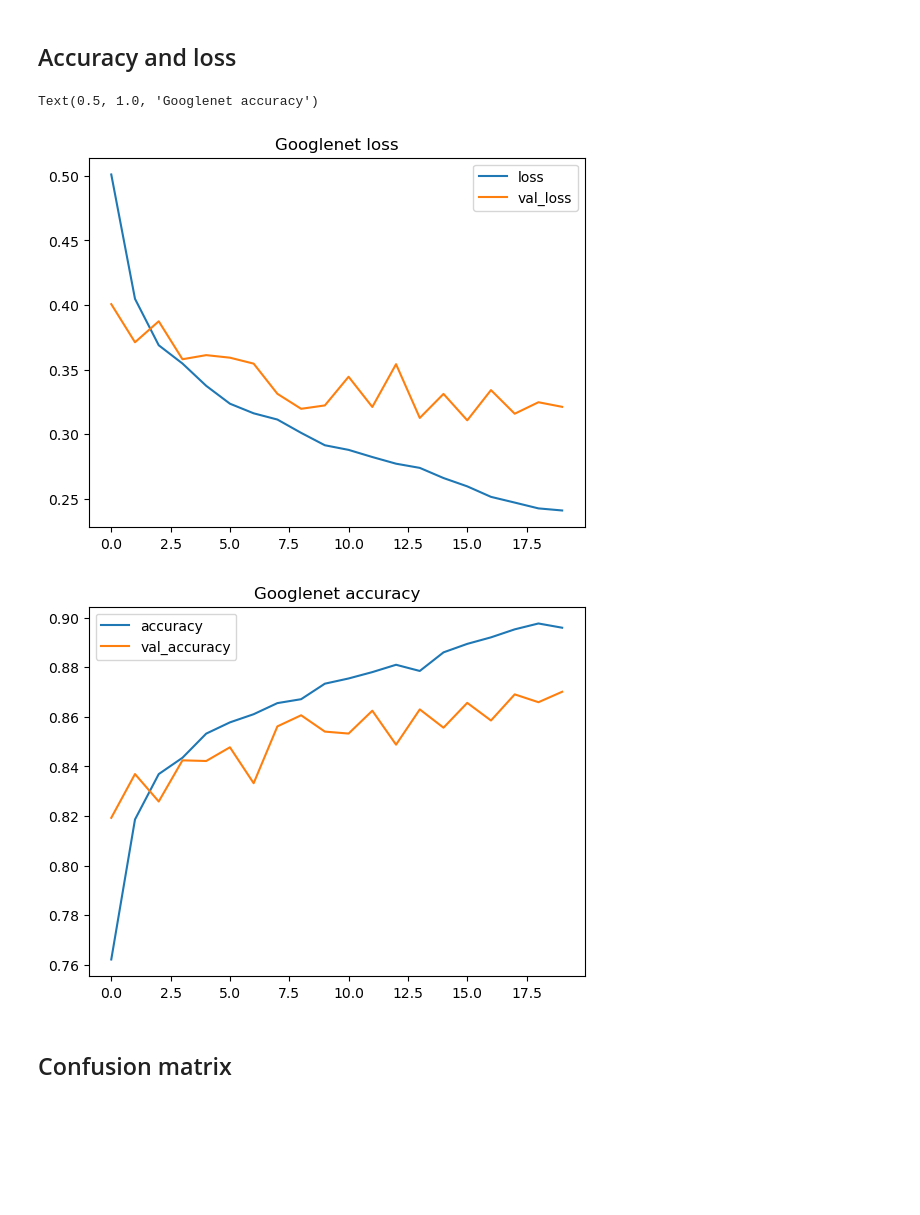
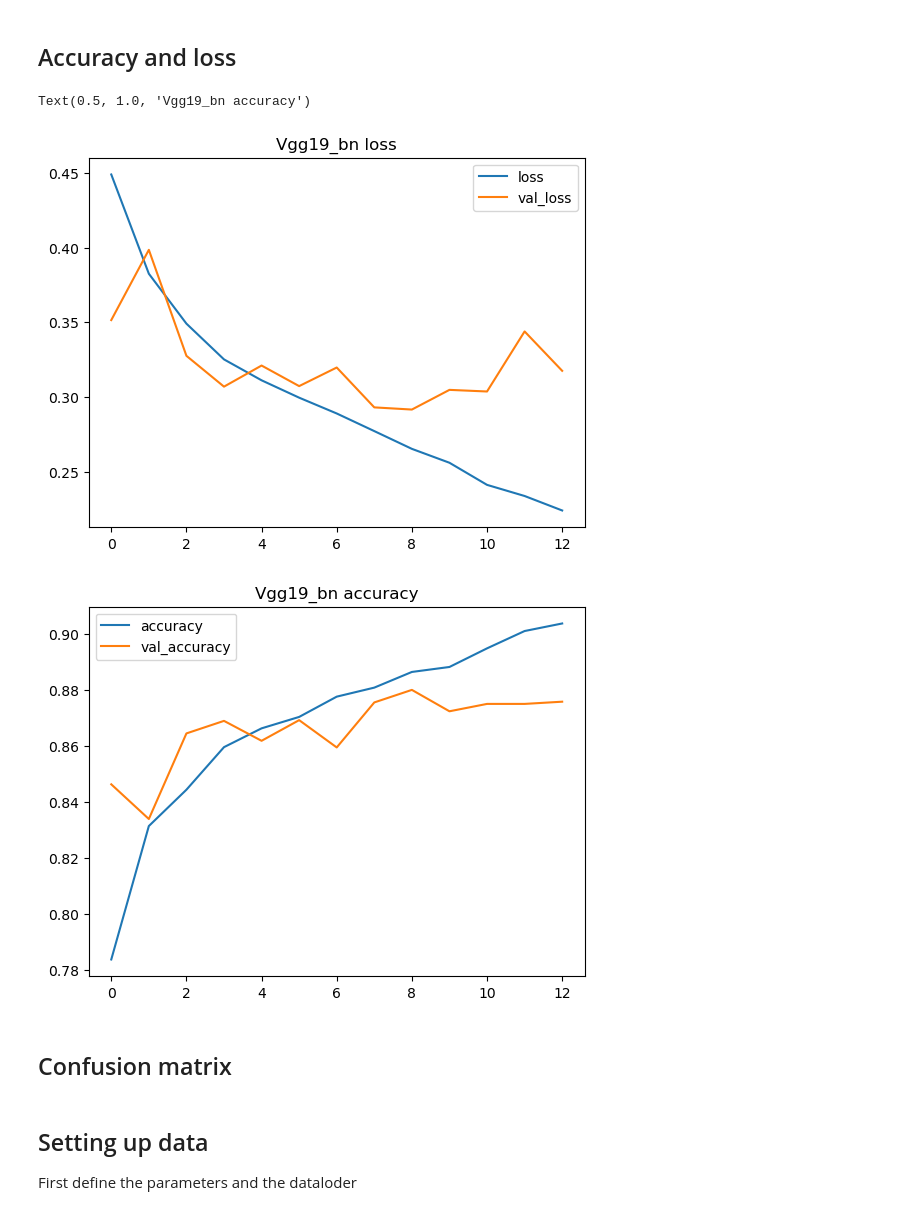
Before and after one commit to Likalto4/skin_lesion_classification, a Jupyter notebook: Deep_Learning/notebooks/check_results.ipynb, the cells around one changed output. Cells and saved outputs as stored; diff of their text form; code cells hidden in the pictures; blank space fills up the shorter version.

```diff
--- a/Deep_Learning/notebooks/check_results.ipynb
+++ b/Deep_Learning/notebooks/check_results.ipynb
@@ -50,20 +51,26 @@ The current directory is /home/ricardino/Documents/MAIA/tercer_semestre/CAD/Proj
 ## Accuracy and loss
 # %%
 # Let's check the loss and accuracy of the model
-model_name = 'googlenet'
+model_name = 'vgg19_bn'
+with_epoch = False
+epoch_num = 9
+
 #statistics path
-statistics_pah = project_path / 'data'/'results' / f'{model_name}_stats.csv'
+statistics_pah = project_path / 'data'/'results' / f'{model_name}_stats_epoch{epoch_num}.csv' if with_epoch else project_path / 'data'/'results' / f'{model_name}_stats.csv'
 #read csv file
 df = pd.read_csv(statistics_pah)
 #plot loss and validation loss
 df[['loss', 'val_loss']].plot()
 plt.title(f'{model_name.capitalize()} loss')
 #plot accuracy and validation accuracy
 df[['accuracy', 'val_accuracy']].plot()
 plt.title(f'{model_name.capitalize()} accuracy')
 # %% [output]
-Text(0.5, 1.0, 'Googlenet accuracy')
+Text(0.5, 1.0, 'Vgg19_bn accuracy')
-[figure, old version]
+[figure, new version]
-[figure, old version]
+[figure, new version]
 # %% [markdown]
 ## Confusion matrix
+# %% [markdown]
+## Setting up data
+First define the parameters and the dataloder
```
Also changed, not shown: parts of 10 cells of this notebook, 1 other file.
